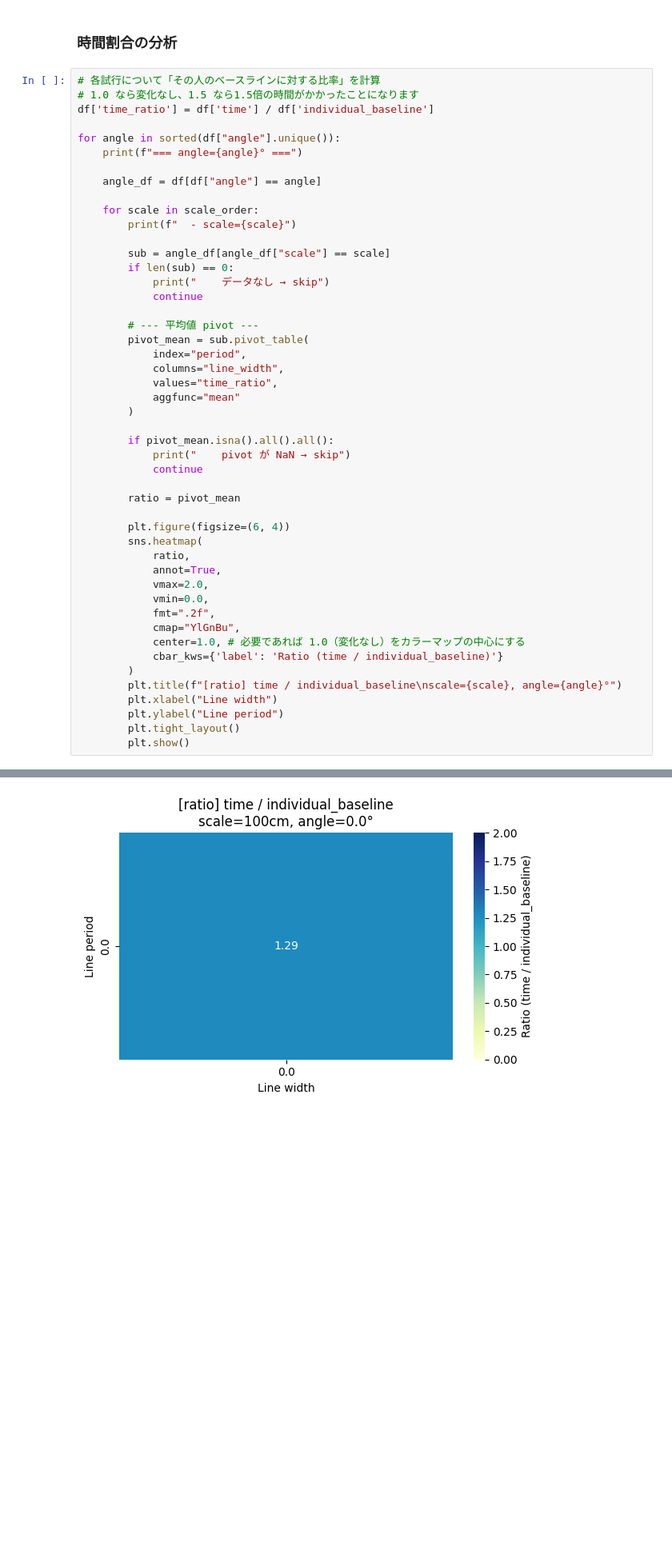
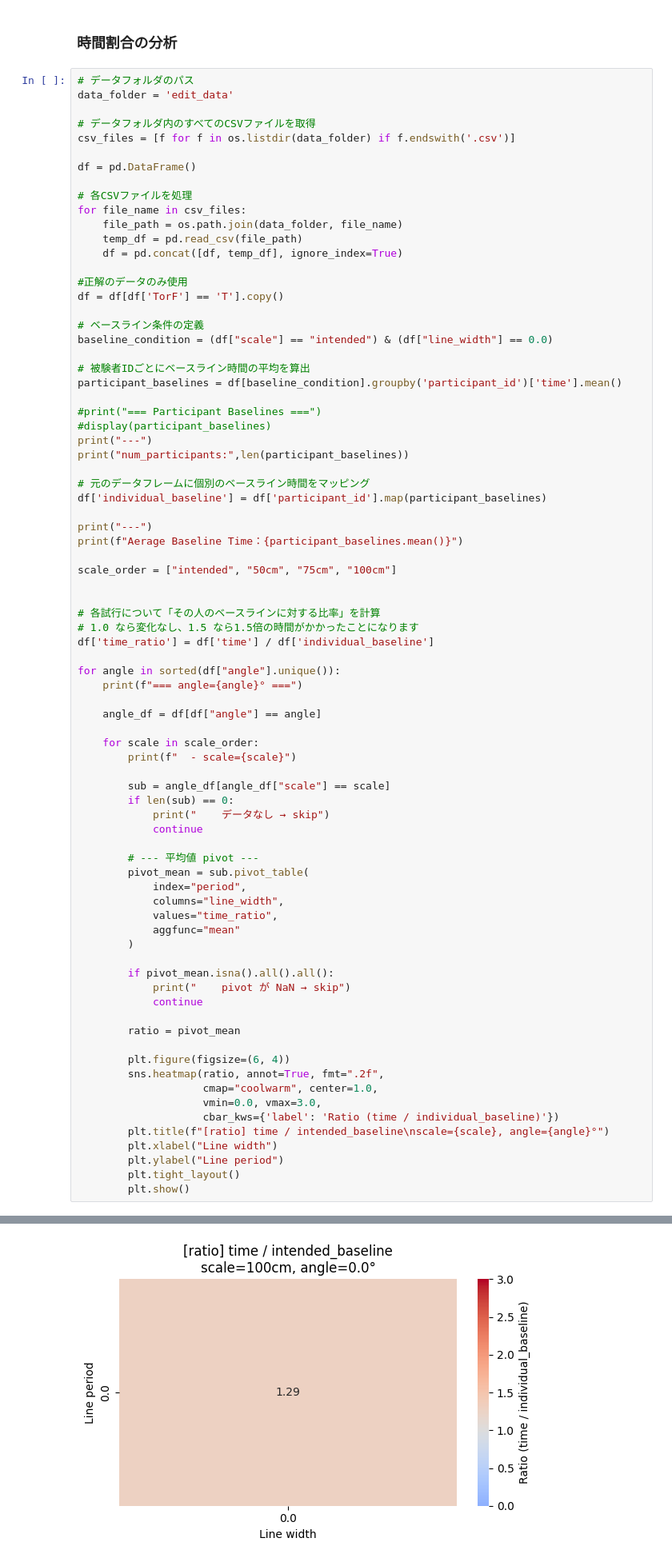
Before and after one commit to yamashitaryoya/Stripe_experiment, a Jupyter notebook: ex_1/analyze.ipynb, the cells around one changed output, grey strips where cells are left out. Shown: that part at 80% size. Saved outputs shown, nothing was run; the diff lists cells and outputs as text; blank space fills up the shorter version.

```diff
--- a/ex_1/analyze.ipynb
+++ b/ex_1/analyze.ipynb
@@ -290,6 +905,43 @@ for angle in sorted(df["angle"].unique()):
 # %% [markdown]
 ### 時間割合の分析
 # %%
+# データフォルダのパス
+data_folder = 'edit_data'
+
+# データフォルダ内のすべてのCSVファイルを取得
+csv_files = [f for f in os.listdir(data_folder) if f.endswith('.csv')]
+
+df = pd.DataFrame()
+
+# 各CSVファイルを処理
+for file_name in csv_files:
+    file_path = os.path.join(data_folder, file_name)
+    temp_df = pd.read_csv(file_path)
+    df = pd.concat([df, temp_df], ignore_index=True)
+
+#正解のデータのみ使用
+df = df[df['TorF'] == 'T'].copy()
+
+# ベースライン条件の定義
+baseline_condition = (df["scale"] == "intended") & (df["line_width"] == 0.0)
+
+# 被験者IDごとにベースライン時間の平均を算出
+participant_baselines = df[baseline_condition].groupby('participant_id')['time'].mean()
+
+#print("=== Participant Baselines ===")
+#display(participant_baselines)
+print("---")
+print("num_participants:",len(participant_baselines))
+
+# 元のデータフレームに個別のベースライン時間をマッピング
+df['individual_baseline'] = df['participant_id'].map(participant_baselines)
+
+print("---")
+print(f"Aerage Baseline Time：{participant_baselines.mean()}")
+
+scale_order = ["intended", "50cm", "75cm", "100cm"]
+
+
 # 各試行について「その人のベースラインに対する比率」を計算
 # 1.0 なら変化なし、1.5 なら1.5倍の時間がかかったことになります
 df['time_ratio'] = df['time'] / df['individual_baseline']
@@ -322,17 +974,11 @@ for angle in sorted(df["angle"].unique()):
         ratio = pivot_mean
 
         plt.figure(figsize=(6, 4))
-        sns.heatmap(
-            ratio,
-            annot=True,
-            vmax=2.0,
-            vmin=0.0,
-            fmt=".2f",
-            cmap="YlGnBu",
-            center=1.0, # 必要であれば 1.0（変化なし）をカラーマップの中心にする
-            cbar_kws={'label': 'Ratio (time / individual_baseline)'}
-        )
-        plt.title(f"[ratio] time / individual_baseline\nscale={scale}, angle={angle}°")
+        sns.heatmap(ratio, annot=True, fmt=".2f",
+                    cmap="coolwarm", center=1.0,
+                    vmin=0.0, vmax=3.0,
+                    cbar_kws={'label': 'Ratio (time / individual_baseline)'})
+        plt.title(f"[ratio] time / intended_baseline\nscale={scale}, angle={angle}°")
         plt.xlabel("Line width")
         plt.ylabel("Line period")
         plt.tight_layout()
@@ -348,4 +998,4 @@ for angle in sorted(df["angle"].unique()):
   - scale=100cm
-[figure, old version]
+[figure, new version]
 === angle=45.0° ===
   - scale=intended
```
Also changed, not shown: parts of 20 cells of this notebook, 1 other file.
